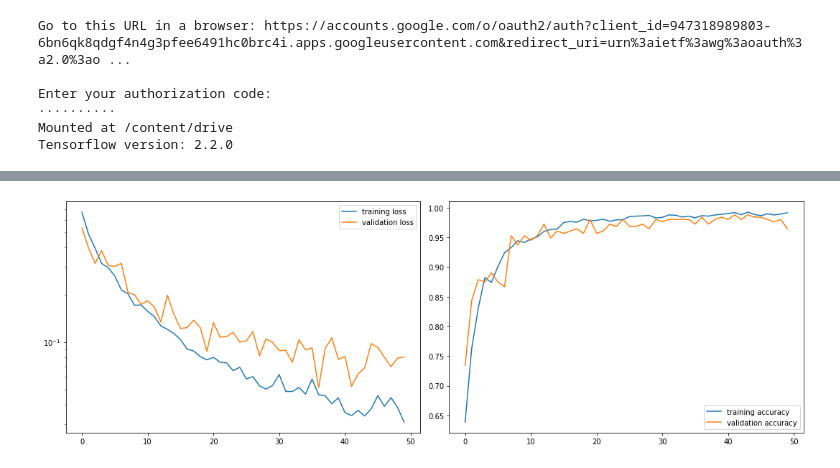
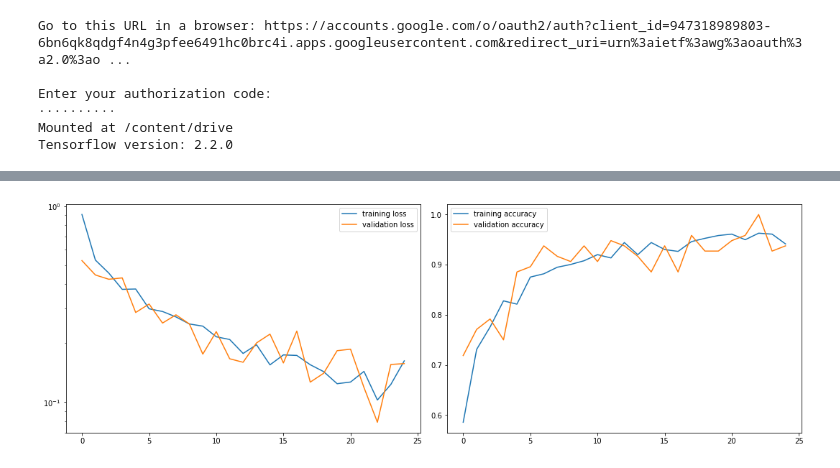
Before and after one commit to LSEDev/DeepfakeDetection, a Jupyter notebook: 25_May.ipynb, the cells around one changed output, grey strips where cells are left out. Saved outputs shown, nothing was run; the diff lists cells and outputs as text; code cells hidden in the pictures.

```diff
--- a/25_May.ipynb
+++ b/25_May.ipynb
@@ -97,31 +99,3 @@ Enter your authorization code:
 ··········
 Mounted at /content/drive
 Tensorflow version: 2.2.0
-# %%
-def get_data(methods, size):
-    path = 'drive/My Drive/images/'
-    result = {method : [] for method in methods}
-
-    for method in methods:
-
-        print("Starting to load", method, "images")
-        folders =  sorted(os.listdir(path + method))
-        result[method] = {folder:[] for folder in folders}
-
-        for folder in folders[0:size]:
-            if folder[2] == '0' and folder[1] == '0': print(folder)
-            images = []
-            full_path = path + method + "/" + folder
-            images_list = os.listdir(full_path)
-            images_list = [full_path + "/" + el for el in images_list]
-
-            for el in images_list:
-                img = cv2.imread(el)[:,:,::-1]
-                img_resized=cv2.resize(img,(100,100))
-                images.append(img_resized)
-
-            result[method][folder] = np.array(images)
-
-        print("Loading", method, "images is complete\n")
-
-    return result
@@ -307,5 +636,6 @@ def convert_predictions(data, labels_pred):
 # %%
-images = get_data(['Original', 'Deepfakes'], 50)
+images = get_data(['Original', 'Deepfakes'], #, 'FaceSwap', 'Face2Face', 'NeuralTextures'],
+                  20, 224)
 # %% [output]
 Starting to load Original images
 000
@@ -338,7 +662,9 @@ Test labels shape: (297, 2)
 # %%
-vgg = build_vgg(x, 0.5)
-train_data, val_data = augment_data(x_train, labels_train, 50, 32)
+model = build_model(x, dropout=0.5, architecture='vgg', lr_rate = 0.0001)
+train_data, val_data = augment_data(x_train, labels_train, 32, 0.1)
 class_weights = calculate_class_weights(labels_train)
-trained_vgg = train_vgg(vgg, train_data, val_data, 50, 32)
+trained_model = train_model(model, train_data, val_data, 25, 32, x_train, 0.1, class_weights)
+
+# trained_vgg = train_vgg(vgg, x_train, x_train, 50, 32, x_train, class_weights) # for non-augmented data
 # %% [output]
-[figure, old version]
+[figure, new version]
```
Also changed, not shown: parts of 49 cells of this notebook, 1 other file.
